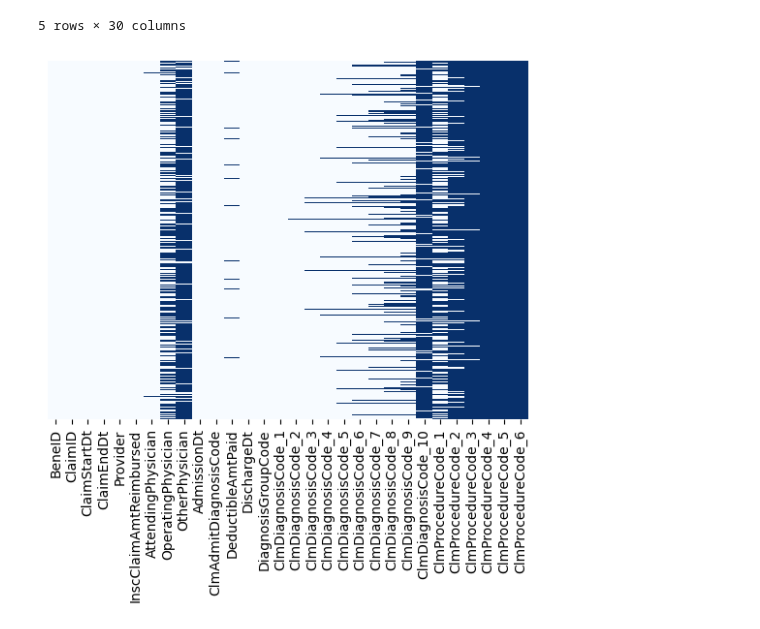
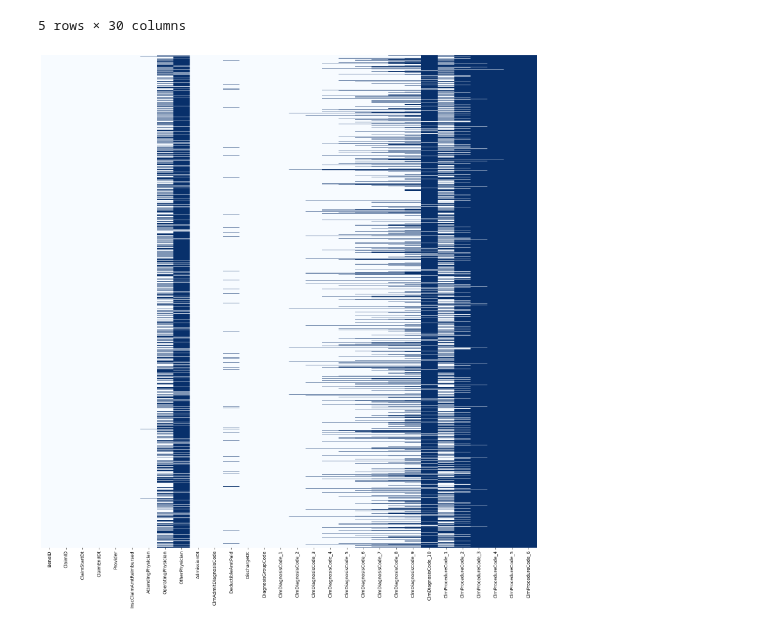
Before and after one commit to dantrainor9/Health-Claims-Fraud, a Jupyter notebook: Health_claims_fraud.ipynb, the cells around one changed output. Saved outputs shown, nothing was run; the diff lists cells and outputs as text; code cells hidden in the pictures.

```diff
--- a/Health_claims_fraud.ipynb
+++ b/Health_claims_fraud.ipynb
@@ -327,6 +327,7 @@ df_train_ip.head()
 | 4 | BENE11014 | CLM63689 | 2009-08-13 | 2009-08-30 | PRV56614 | 10000 | PHY379376 | ... |
 5 rows × 30 columns
 # %%
+plt.figure(figsize=(20,20))
 sns.heatmap(df_train_ip.isnull(),yticklabels=False,cbar=False,cmap='Blues');
 # %% [output]
-[figure, old version]
+[figure, new version]
```
Also changed, not shown: parts of 1 cell of this notebook.
